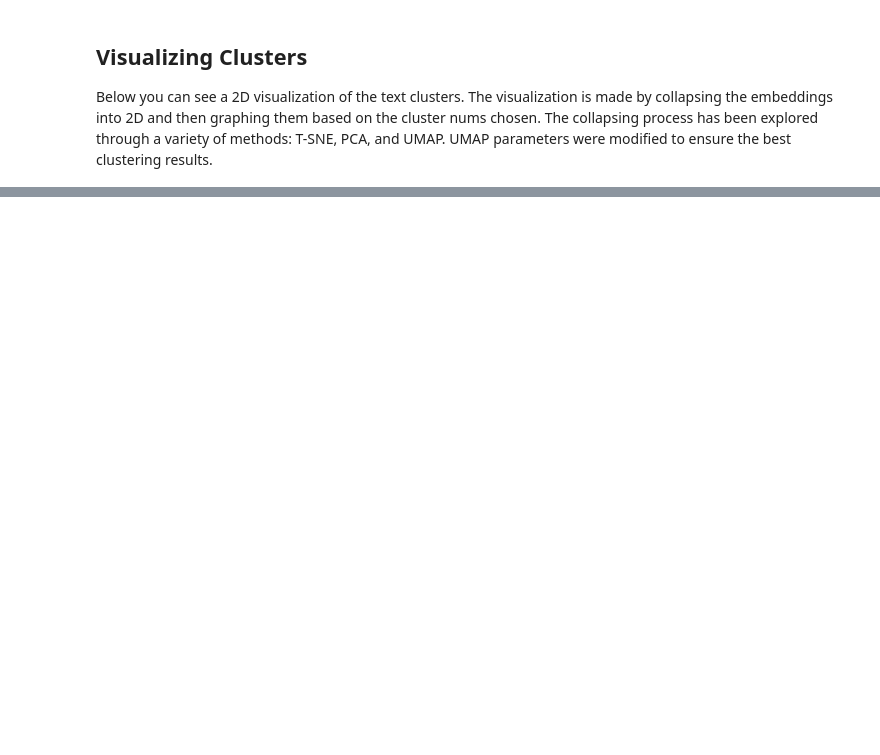
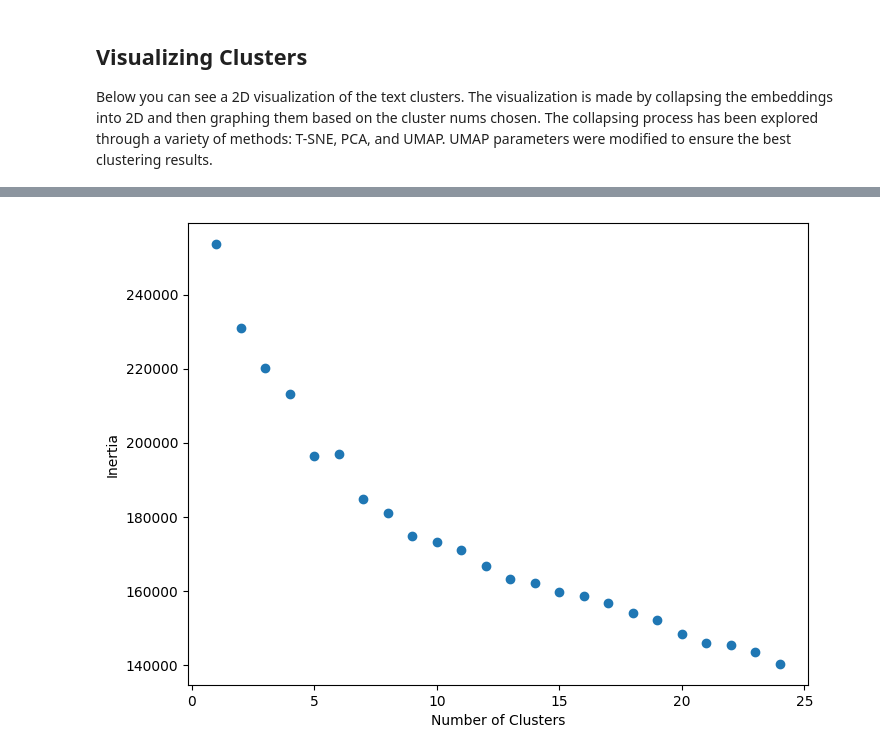
Before and after one commit to zstephe/zstephe.github.io, a Jupyter notebook: Glyph/visualization.ipynb, the cells around one changed output, grey strips where cells are left out. Cells and saved outputs as stored; diff of their text form; code cells hidden in the pictures; blank space fills up the shorter version.

```diff
--- a/Glyph/visualization.ipynb
+++ b/Glyph/visualization.ipynb
@@ -22,10 +12,0 @@ for n in [20]:
-# %%
-for i in range(20):
-    print("\n\nCluster "+str(i))
-    count = 0
-    for row in range(len(labels[0])):
-        if count ==20:
-            break
-        if labels[0][row]==i:
-            print(rows.iloc[row]['Description'])
-            count +=1
@@ -74,25 +43,21 @@ newEmbeddings2D = pd.DataFrame(reducer.fit_transform(embeddings.drop("Descriptio
 # %%
-plainEmbeddings = embeddings.drop("Description",axis=1)
-pca = PCA()
-pca.fit(plainEmbeddings)
-x = pca.explained_variance_ratio_
-#print(len(x))
-#plt.plot(range(1,769),pca.explained_variance_ratio_.cumsum(),marker='o',linestyle='--')
-#plt.show()
 # 80% at 55 components
-#doKmeans(scores_pca_df,range(1,25))
+# uses PCA to collapse down to 55 features
 pca=PCA(n_components=55)
 pca.fit(plainEmbeddings)
 scores_pca = pca.transform(plainEmbeddings)
 scores_pca_df = pd.DataFrame(scores_pca)
 scores_pca_df["Description"] = range(69027)
+
+# creates a dataframe to hold all of the cluster information for cluster nums between 5 and 25
 df = pd.DataFrame()
 df["Description"]=embeddings["Description"]
 for i in range(5,25):
     kmeans_pca = KMeans(n_clusters=i,init='k-means++',random_state=42)
     kmeans = kmeans_pca.fit(scores_pca)
     df["Kmeans "+str(i)] = kmeans.labels_
 
-pca2 = PCA(n_components=2)
-pca2.fit(scores_pca)
-scores_pca2 = pca2.transform(scores_pca)
+# does kmeans for clusters 1-25 and shows+saves inertias
+x = doKmeans(scores_pca_df,range(1,25),saveInertias=True)
+# %% [output]
+[figure, added]
```
Also changed, not shown: parts of 12 cells of this notebook, 5 other files.
